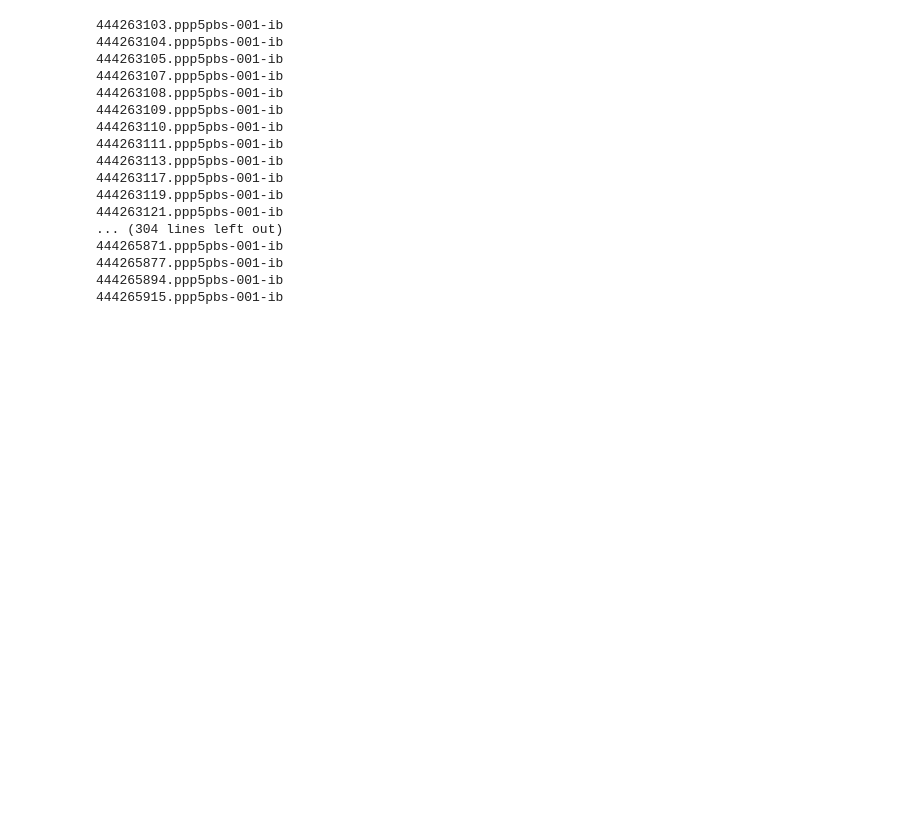
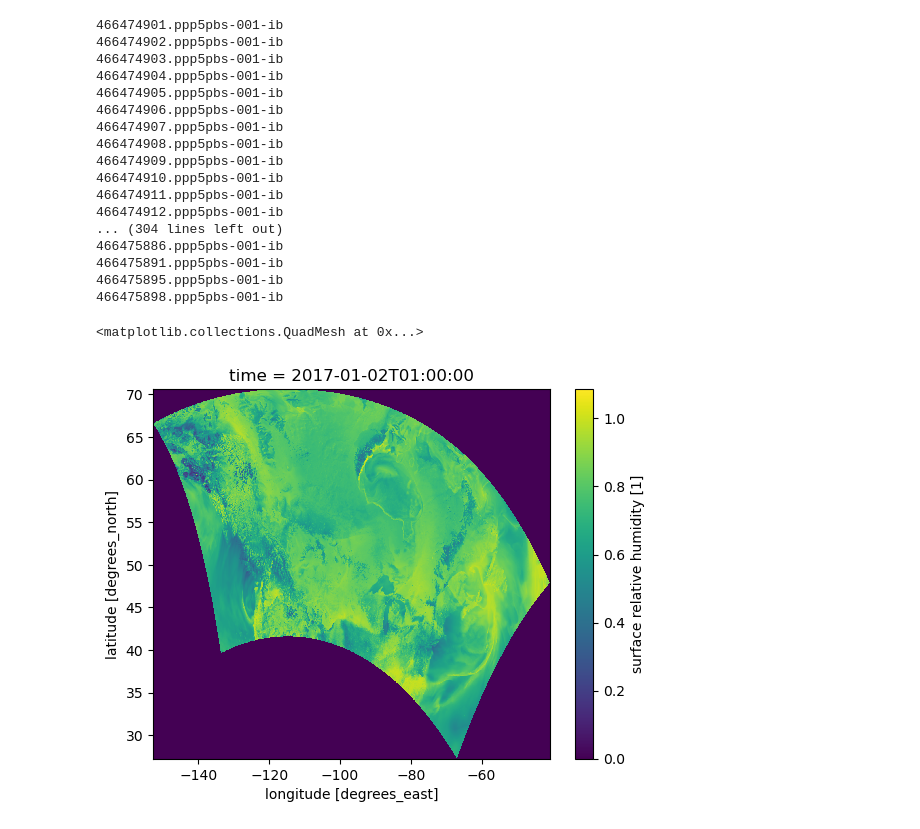
Before and after one commit to Chrismarsh/eccc-extract-hrdps, a Jupyter notebook: convert.ipynb, the cells around one changed output. Drawn from its saved outputs; the diff is of its cells as text; code cells hidden in the pictures; blank space fills up the shorter version.

```diff
--- a/convert.ipynb
+++ b/convert.ipynb
@@ -35,27 +38,27 @@ for chunk in range(len(date_split)):
 . ssmuse-sh -p /fs/ssm/eccc/cmd/cmds/env/python/cmds_python_latest
 
 cd /home/chm003/project/hrdps
-python extract.py chunk_{chunk}.pkl
+python eccc-extract-hrdps/extract.py chunk_{chunk}.pkl
 rm chunk_{chunk}.pkl
 """
 
     # print(f'submit {chunk}')
     subprocess.run(['/opt/pbs/bin/qsub'], input=job, text=True)
 # %% [output]
-444263103.ppp5pbs-001-ib
-444263104.ppp5pbs-001-ib
-444263105.ppp5pbs-001-ib
-444263107.ppp5pbs-001-ib
-444263108.ppp5pbs-001-ib
-444263109.ppp5pbs-001-ib
-444263110.ppp5pbs-001-ib
-444263111.ppp5pbs-001-ib
-444263113.ppp5pbs-001-ib
-444263117.ppp5pbs-001-ib
-444263119.ppp5pbs-001-ib
-444263121.ppp5pbs-001-ib
+466474901.ppp5pbs-001-ib
+466474902.ppp5pbs-001-ib
+466474903.ppp5pbs-001-ib
+466474904.ppp5pbs-001-ib
+466474905.ppp5pbs-001-ib
+466474906.ppp5pbs-001-ib
+466474907.ppp5pbs-001-ib
+466474908.ppp5pbs-001-ib
+466474909.ppp5pbs-001-ib
+466474910.ppp5pbs-001-ib
+466474911.ppp5pbs-001-ib
+466474912.ppp5pbs-001-ib
 ... (304 lines left out)
-444265871.ppp5pbs-001-ib
-444265877.ppp5pbs-001-ib
-444265894.ppp5pbs-001-ib
-444265915.ppp5pbs-001-ib
+466475886.ppp5pbs-001-ib
+466475891.ppp5pbs-001-ib
+466475895.ppp5pbs-001-ib
+466475898.ppp5pbs-001-ib
@@ -61,0 +67,6 @@ rm chunk_{chunk}.pkl
+# %%
+ds = xr.open_mfdataset('20170102.nc')
+ds.isel(time=1).RH.plot()
+# %% [output]
+<matplotlib.collections.QuadMesh at 0x...>
+[figure, added]
```
Also changed, not shown: parts of 4 cells of this notebook, 1 other file.
